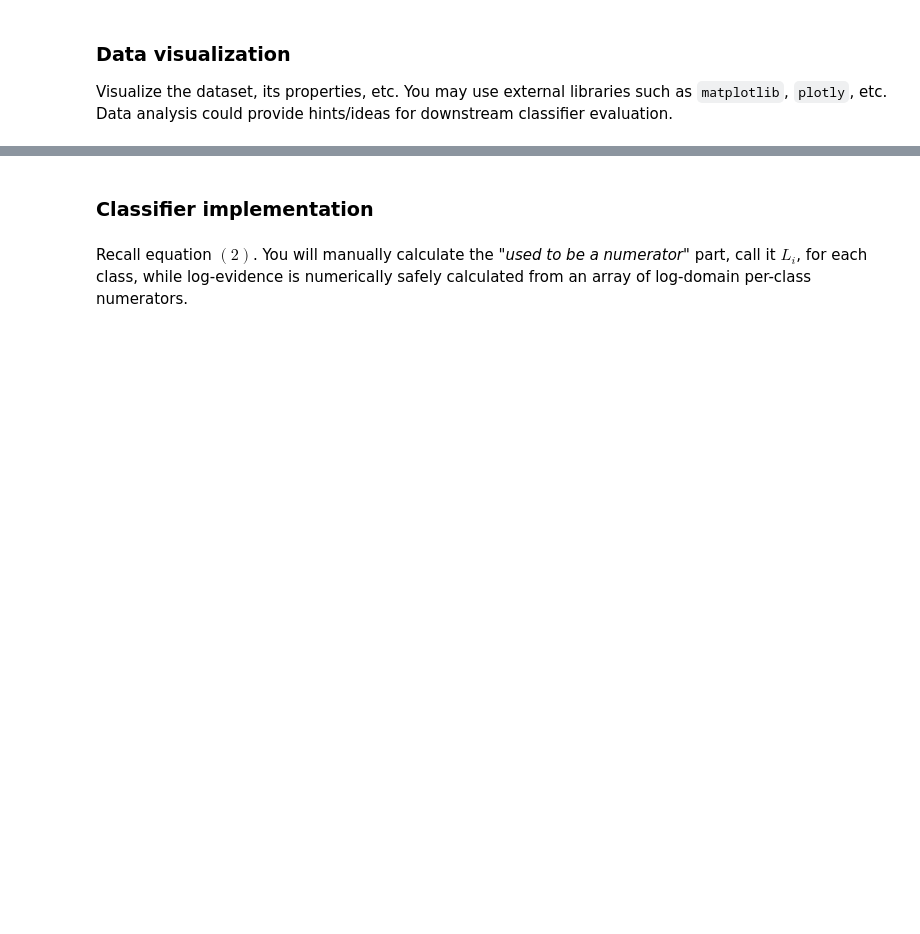
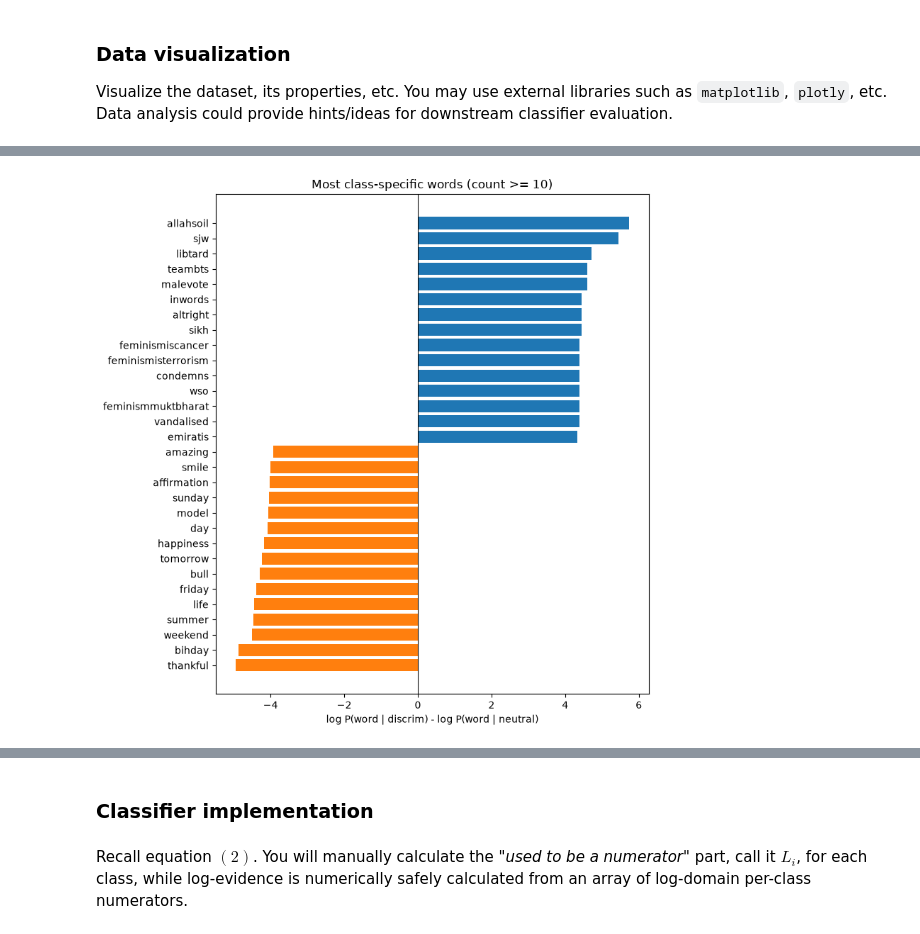
Before and after one commit to milka-side/P-S-Lab1-Naive-Bayes-classifier, a Jupyter notebook: Naive-Bayes-Classifier-PS-Lab1-team11.ipynb, the cells around one changed output, grey strips where cells are left out. Cells and saved outputs as stored; diff of their text form; code cells hidden in the pictures; blank space fills up the shorter version.

```diff
--- a/Naive-Bayes-Classifier-PS-Lab1-team11.ipynb
+++ b/Naive-Bayes-Classifier-PS-Lab1-team11.ipynb
@@ -192,0 +238,32 @@ Visualize the dataset, its properties, etc. You may use external libraries such
+# %%
+# 3. Words that separate the classes: log P(word | positive) - log P(word | other), with Laplace smoothing.
+# This is exactly the quantity the classifier adds up for every word of a text (up to the prior).
+# Very rare words give extreme ratios by chance, so we keep only words with at least `min_count` occurrences.
+positive_id = sorted(labels).index("discrim") if "discrim" in labels else num_classes - 1
+other_id = 1 - positive_id  # the task is binary
+min_count, show_n, alpha = 10, 15, 1.0
+
+bags = discrimination_dataset.bag_of_words_per_label_id
+vocabulary = set(bags[0]) | set(bags[1])
+n_positive, n_other = sum(bags[positive_id].values()), sum(bags[other_id].values())
+
+rows = []
+for word in vocabulary:
+    c_pos, c_other = bags[positive_id].get(word, 0), bags[other_id].get(word, 0)
+    if c_pos + c_other >= min_count:
+        log_ratio = (np.log((c_pos + alpha) / (n_positive + alpha * len(vocabulary)))
+                     - np.log((c_other + alpha) / (n_other + alpha * len(vocabulary))))
+        rows.append((word, c_pos + c_other, log_ratio))
+log_ratios = pd.DataFrame(rows, columns=["word", "count", "log_ratio"]).sort_values("log_ratio")
+
+extreme = pd.concat([log_ratios.head(show_n), log_ratios.tail(show_n)])
+plt.figure(figsize=(8, 8))
+plt.barh(extreme["word"], extreme["log_ratio"],
+         color=[class_colors[positive_id] if r > 0 else class_colors[other_id] for r in extreme["log_ratio"]])
+plt.axvline(0, color="black", linewidth=0.8)
+plt.xlabel(f"log P(word | {id_to_label[positive_id]}) - log P(word | {id_to_label[other_id]})")
+plt.title(f"Most class-specific words (count >= {min_count})")
+plt.tight_layout()
+plt.show()
+# %% [output]
+[figure, added]
```
Also changed, not shown: parts of 25 cells of this notebook, 2 other files.
